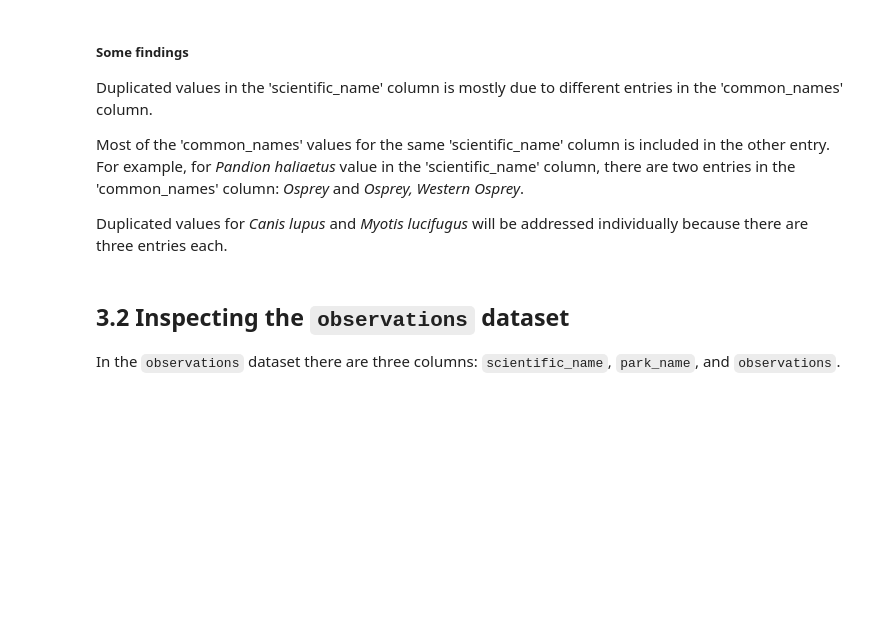
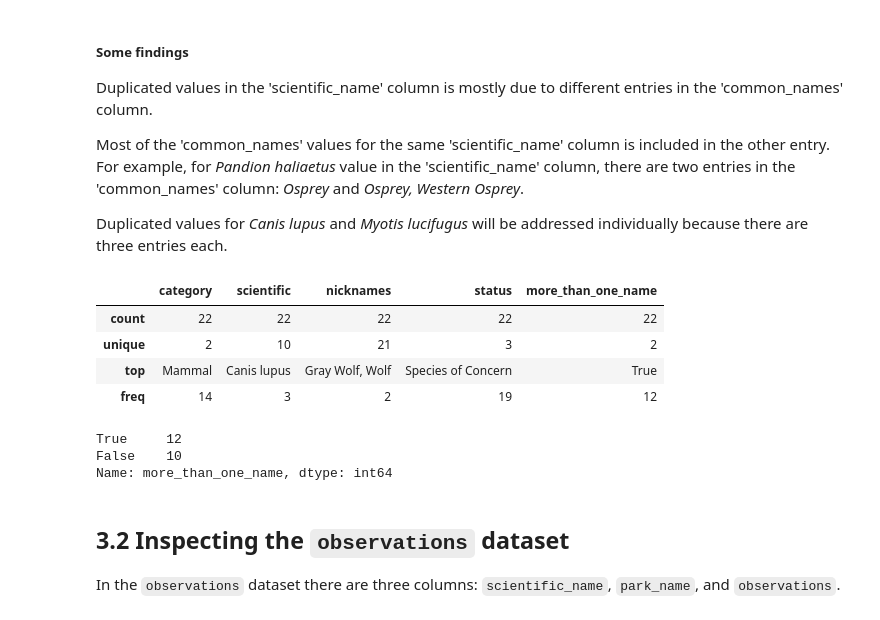
Before and after one commit to ElianeSato/biodiversity, a Jupyter notebook: biodiversity.ipynb, the cells around one changed output. Cells and saved outputs as stored; diff of their text form; code cells hidden in the pictures; blank space fills up the shorter version.

```diff
--- a/biodiversity.ipynb
+++ b/biodiversity.ipynb
@@ -200,7 +396,22 @@ Most of the 'common_names' values for the same 'scientific_name' column is inclu
 
 Duplicated values for *Canis lupus* and *Myotis lucifugus* will be addressed individually because there are three entries each.
 # %%
-species1_nan['more_than_one_name'] = species1_nan.nicknames.apply(lambda x: True if ',' in x else False)
+species1_nan_dup['more_than_one_name'] = species1_nan_dup['nicknames'].apply(lambda x: True if ',' in x else False)
+species1_nan_dup = species1_nan_dup.sort_values(by='more_than_one_name')
+species1_nan_dup.describe(include='all')
+# %% [output]
+|  | category | scientific | nicknames | status | more_than_one_name |
+| count | 22 | 22 | 22 | 22 | 22 |
+| unique | 2 | 10 | 21 | 3 | 2 |
+| top | Mammal | Canis lupus | Gray Wolf, Wolf | Species of Concern | True |
+| freq | 14 | 3 | 2 | 19 | 12 |
+# %%
+
+species1_nan_dup.more_than_one_name.value_counts()
+# %% [output]
+True     12
+False    10
+Name: more_than_one_name, dtype: int64
 # %% [markdown]
 ## 3.2 Inspecting the `observations` dataset
 
```
Also changed, not shown: parts of 20 cells of this notebook.
